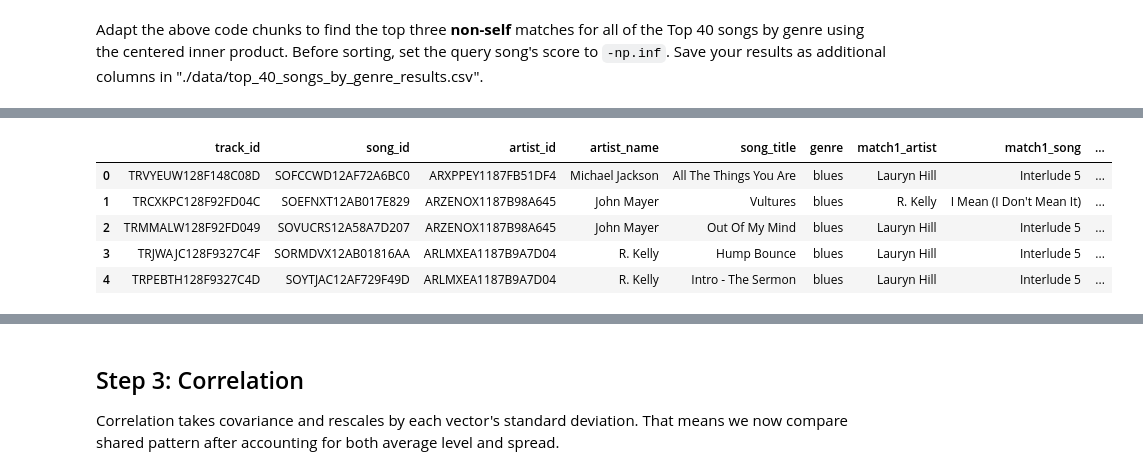
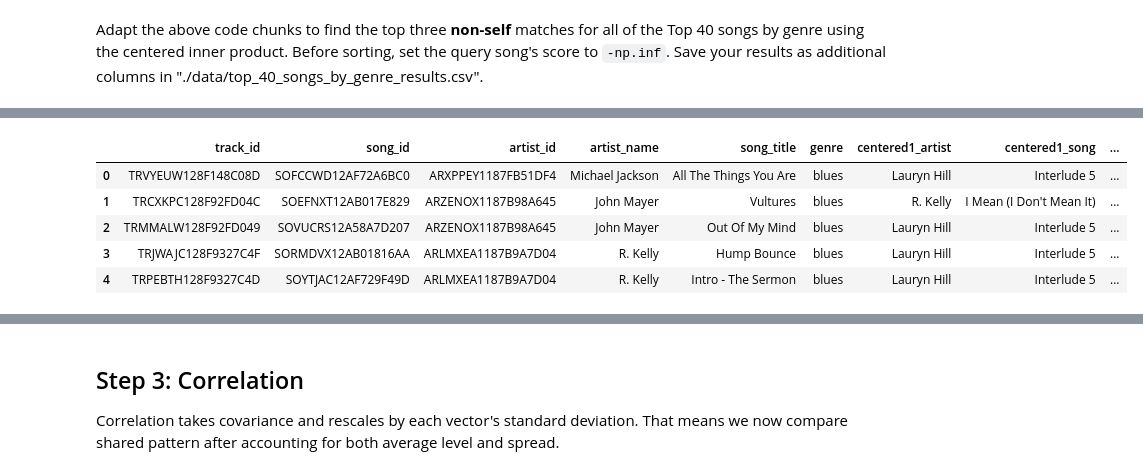
Before and after one commit to ae-phillips/uu_vectors_and_matrices, a Jupyter notebook: Thursday Lab/lab_01.ipynb, the cells around one changed output, grey strips where cells are left out. Saved outputs shown, nothing was run; the diff lists cells and outputs as text; code cells hidden in the pictures.

```diff
--- a/Thursday Lab/lab_01.ipynb
+++ b/Thursday Lab/lab_01.ipynb
@@ -344,36 +338,37 @@ cov_results.sort_values("covariance", ascending=False).head(10)
 # %%
+# make another dataframe copy for centered inner product results
 centered_top_results = top_40.copy()
 
 for i in range(len(top_40)):
     song_id = top_40.iloc[i]["song_id"]
     song_index = songs[songs["song_id"] == song_id].index[0]
     song_vector = X[song_index]
     song_centered = song_vector - song_vector.mean()
     X_centered = X - X.mean(axis=1, keepdims=True)
     centered_top_scores = X_centered @ song_centered
     centered_top_scores[song_index] = -np.inf
     centered_top_indices = np.argsort(centered_top_scores)[::-1][:3]
     centered_top_scores = centered_top_scores[centered_top_indices]
 
-    centered_top_results.loc[i, "match1_artist"] = songs.iloc[centered_top_indices[0]]["artist_name"]
-    centered_top_results.loc[i, "match1_song"] = songs.iloc[centered_top_indices[0]]["song_title"]
-    centered_top_results.loc[i, "match1_genre"] = songs.iloc[centered_top_indices[0]]["genre"]
-    centered_top_results.loc[i, "match1_score"] = centered_top_scores[0]
+    centered_top_results.loc[i, "centered1_artist"] = songs.iloc[centered_top_indices[0]]["artist_name"]
+    centered_top_results.loc[i, "centered1_song"] = songs.iloc[centered_top_indices[0]]["song_title"]
+    centered_top_results.loc[i, "centered1_genre"] = songs.iloc[centered_top_indices[0]]["genre"]
+    centered_top_results.loc[i, "centered1_score"] = centered_top_scores[0]
 
-    centered_top_results.loc[i, "match2_artist"] = songs.iloc[centered_top_indices[1]]["artist_name"]
-    centered_top_results.loc[i, "match2_song"] = songs.iloc[centered_top_indices[1]]["song_title"]
-    centered_top_results.loc[i, "match2_genre"] = songs.iloc[centered_top_indices[1]]["genre"]
-    centered_top_results.loc[i, "match2_score"] = centered_top_scores[1]
+    centered_top_results.loc[i, "centered2_artist"] = songs.iloc[centered_top_indices[1]]["artist_name"]
+    centered_top_results.loc[i, "centered2_song"] = songs.iloc[centered_top_indices[1]]["song_title"]
+    centered_top_results.loc[i, "centered2_genre"] = songs.iloc[centered_top_indices[1]]["genre"]
+    centered_top_results.loc[i, "centered2_score"] = centered_top_scores[1]
 
-    centered_top_results.loc[i, "match3_artist"] = songs.iloc[centered_top_indices[2]]["artist_name"]
-    centered_top_results.loc[i, "match3_song"] = songs.iloc[centered_top_indices[2]]["song_title"]
-    centered_top_results.loc[i, "match3_genre"] = songs.iloc[centered_top_indices[2]]["genre"]
-    centered_top_results.loc[i, "match3_score"] = centered_top_scores[2]
+    centered_top_results.loc[i, "centered3_artist"] = songs.iloc[centered_top_indices[2]]["artist_name"]
+    centered_top_results.loc[i, "centered3_song"] = songs.iloc[centered_top_indices[2]]["song_title"]
+    centered_top_results.loc[i, "centered3_genre"] = songs.iloc[centered_top_indices[2]]["genre"]
+    centered_top_results.loc[i, "centered3_score"] = centered_top_scores[2]
 
-
+# confirm results
 centered_top_results.head()
 # %% [output]
-|  | track_id | song_id | artist_id | artist_name | song_title | genre | match1_artist | match1_song | ... |
+|  | track_id | song_id | artist_id | artist_name | song_title | genre | centered1_artist | centered1_song | ... |
 | 0 | TRVYEUW128F148C08D | SOFCCWD12AF72A6BC0 | ARXPPEY1187FB51DF4 | Michael Jackson | All The Things You Are | blues | Lauryn Hill | Interlude 5 | ... |
 | 1 | TRCXKPC128F92FD04C | SOEFNXT12AB017E829 | ARZENOX1187B98A645 | John Mayer | Vultures | blues | R. Kelly | I Mean (I Don't Mean It) | ... |
 | 2 | TRMMALW128F92FD049 | SOVUCRS12A58A7D207 | ARZENOX1187B98A645 | John Mayer | Out Of My Mind | blues | Lauryn Hill | Interlude 5 | ... |
```
Also changed, not shown: parts of 13 cells of this notebook, 1 other file.
